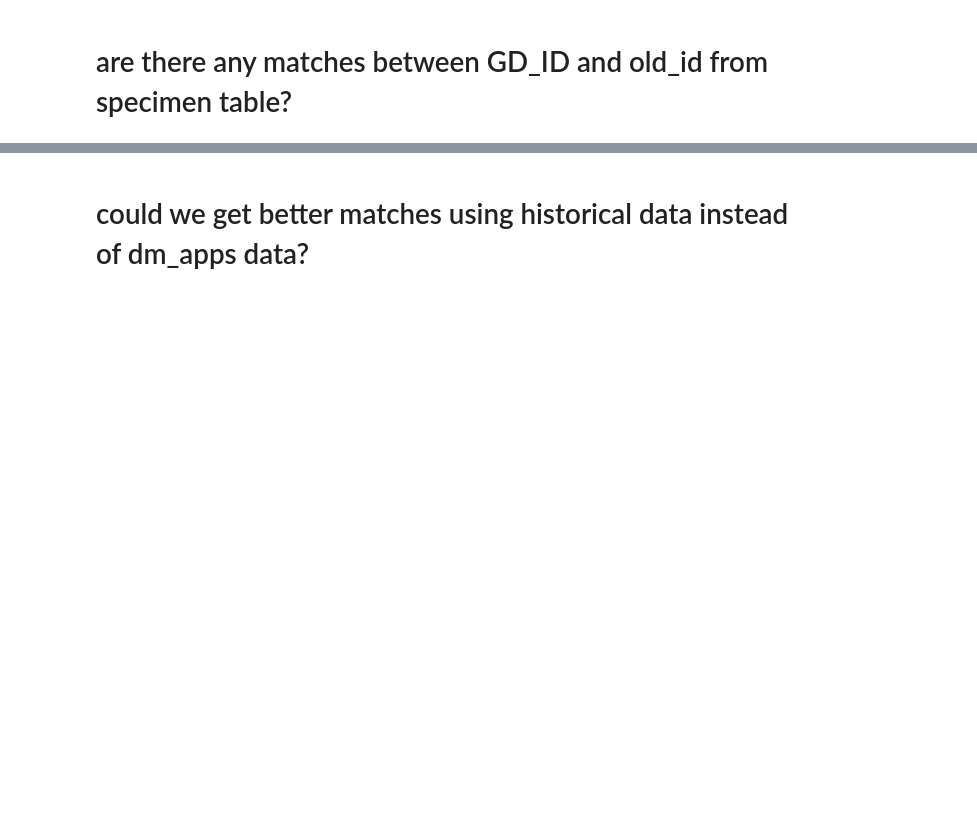
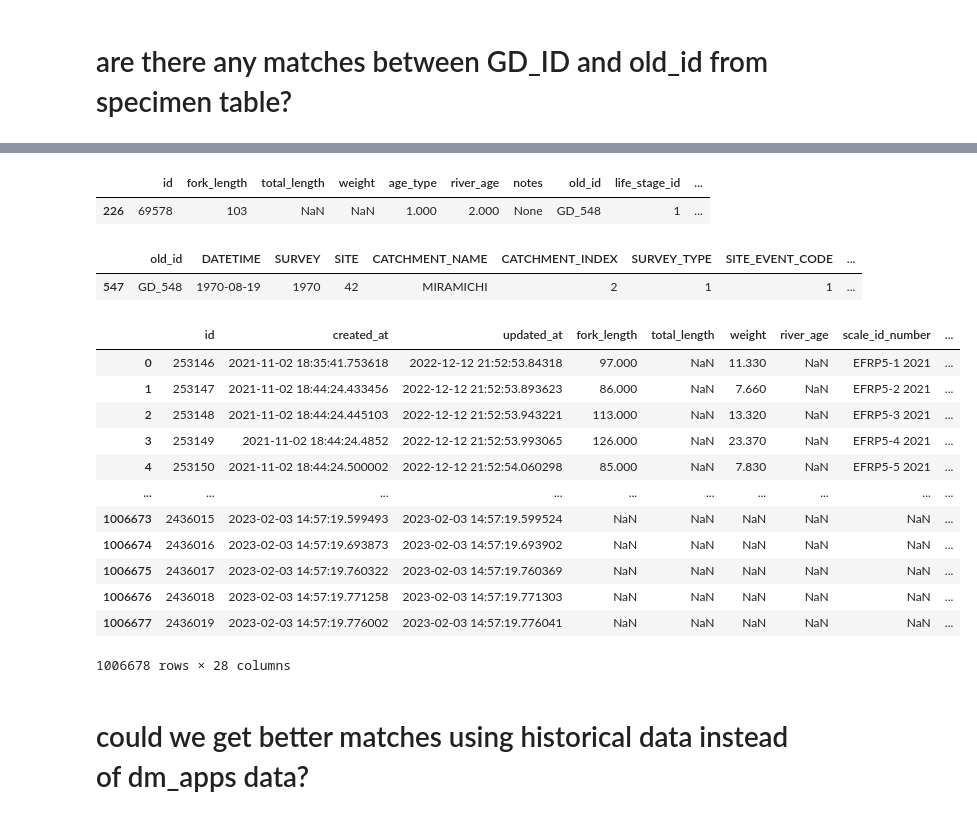
Before and after one commit to dfo-gulf-science/TrapNet-EDA, a Jupyter notebook: Trapnet Historical Data.ipynb, the cells around one changed output, grey strips where cells are left out. Cells and saved outputs as stored; diff of their text form; code cells hidden in the pictures; blank space fills up the shorter version.

Commit message:
calculations and notes - needs cleanup

```diff
--- a/Trapnet Historical Data.ipynb
+++ b/Trapnet Historical Data.ipynb
@@ -160,3 +272,30 @@ pd.merge(df_archive, df_spec, on='old_id')
+# %%
+df_hist[df_hist.matching_id=='44121030_00']
+# %% [output]
+|  | id | fork_length | total_length | weight | age_type | river_age | notes | old_id | life_stage_id | ... |
+| 226 | 69578 | 103 | NaN | NaN | 1.000 | 2.000 | None | GD_548 | 1 | ... |
+# %%
+df_archive[df_archive.old_id=='GD_548']
+# %% [output]
+|  | old_id | DATETIME | SURVEY | SITE | CATCHMENT_NAME | CATCHMENT_INDEX | SURVEY_TYPE | SITE_EVENT_CODE | ... |
+| 547 | GD_548 | 1970-08-19 | 1970 | 42 | MIRAMICHI | 2 | 1 | 1 | ... |
+# %%
+# df_spec - raw
+pd.read_csv(r'.\csv\trapnet_specimen_202302231329.csv', low_memory=False)
+# %% [output]
+|  | id | created_at | updated_at | fork_length | total_length | weight | river_age | scale_id_number | ... |
+| 0 | 253146 | 2021-11-02 18:35:41.753618 | 2022-12-12 21:52:53.84318 | 97.000 | NaN | 11.330 | NaN | EFRP5-1 2021 | ... |
+| 1 | 253147 | 2021-11-02 18:44:24.433456 | 2022-12-12 21:52:53.893623 | 86.000 | NaN | 7.660 | NaN | EFRP5-2 2021 | ... |
+| 2 | 253148 | 2021-11-02 18:44:24.445103 | 2022-12-12 21:52:53.943221 | 113.000 | NaN | 13.320 | NaN | EFRP5-3 2021 | ... |
+| 3 | 253149 | 2021-11-02 18:44:24.4852 | 2022-12-12 21:52:53.993065 | 126.000 | NaN | 23.370 | NaN | EFRP5-4 2021 | ... |
+| 4 | 253150 | 2021-11-02 18:44:24.500002 | 2022-12-12 21:52:54.060298 | 85.000 | NaN | 7.830 | NaN | EFRP5-5 2021 | ... |
+| ... | ... | ... | ... | ... | ... | ... | ... | ... | ... |
+| 1006673 | 2436015 | 2023-02-03 14:57:19.599493 | 2023-02-03 14:57:19.599524 | NaN | NaN | NaN | NaN | NaN | ... |
+| 1006674 | 2436016 | 2023-02-03 14:57:19.693873 | 2023-02-03 14:57:19.693902 | NaN | NaN | NaN | NaN | NaN | ... |
+| 1006675 | 2436017 | 2023-02-03 14:57:19.760322 | 2023-02-03 14:57:19.760369 | NaN | NaN | NaN | NaN | NaN | ... |
+| 1006676 | 2436018 | 2023-02-03 14:57:19.771258 | 2023-02-03 14:57:19.771303 | NaN | NaN | NaN | NaN | NaN | ... |
+| 1006677 | 2436019 | 2023-02-03 14:57:19.776002 | 2023-02-03 14:57:19.776041 | NaN | NaN | NaN | NaN | NaN | ... |
+1006678 rows × 28 columns
 # %% [markdown]
 # could we get better matches using historical data instead of dm_apps data?
 # %% [markdown]
```
Also changed, not shown: parts of 40 cells of this notebook.
